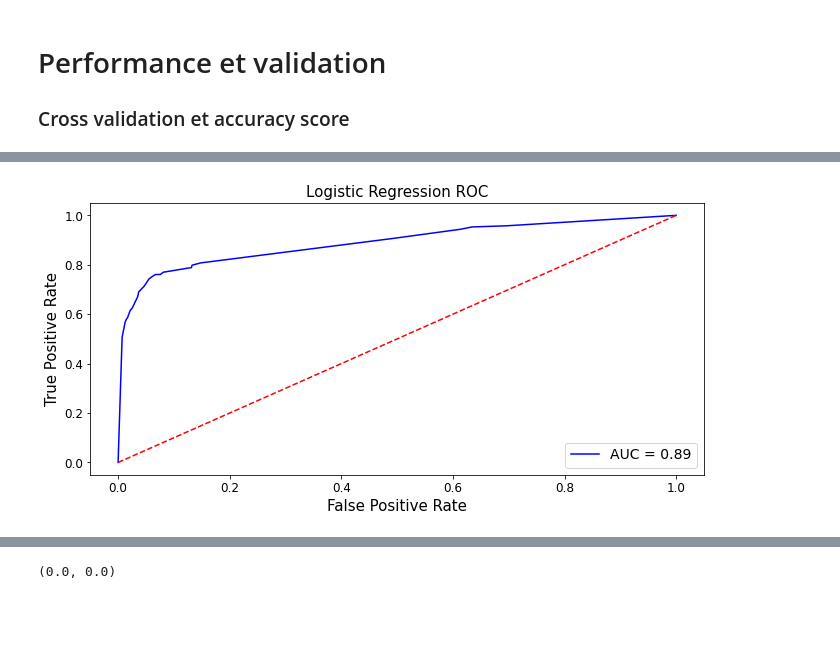
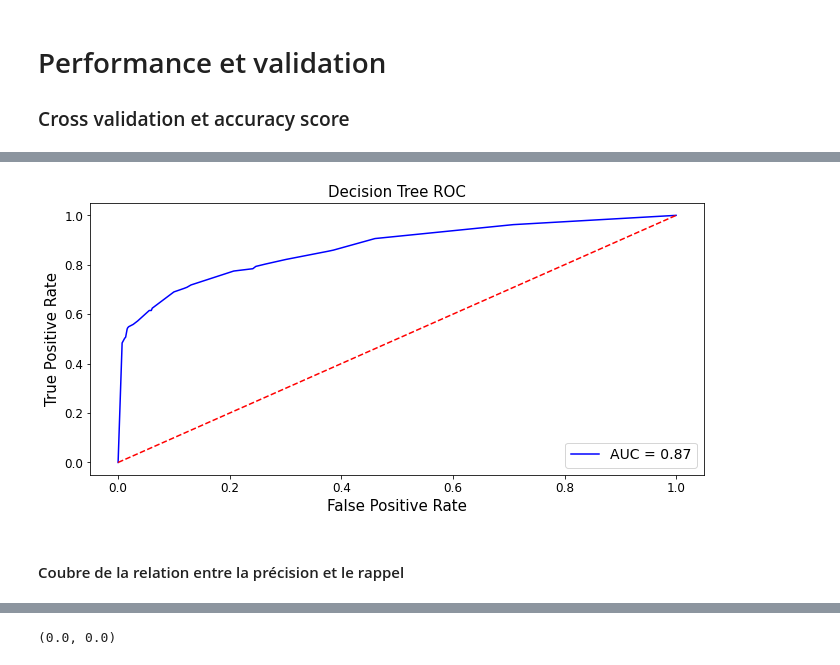
Before and after one commit to KindPixel/Projet-IA, a Jupyter notebook: Decision_tree/ProjetIA - DecisionTree.ipynb, the cells around one changed output, grey strips where cells are left out. Saved outputs shown, nothing was run; the diff lists cells and outputs as text; code cells hidden in the pictures; blank space fills up the shorter version.

Commit message:
DECISION TREE

```diff
--- a/Decision_tree/ProjetIA - DecisionTree.ipynb
+++ b/Decision_tree/ProjetIA - DecisionTree.ipynb
@@ -638,23 +554,25 @@ plt.show()
 # %%
 from sklearn import metrics
 
 plt.figure(figsize=(11,5))
 
 lrprob = clf.predict_proba(X_test)
 lr_pred = lrprob[:,1]
 fpr, tpr, threshold = metrics.roc_curve(y_test, lr_pred)
 roc_auc = metrics.auc(fpr, tpr)
 
 plt.plot(fpr, tpr, 'b', label = 'AUC = %0.2f' % roc_auc)
 plt.plot([0, 1], [0, 1],'r--')
-plt.title('Logistic Regression ROC', fontsize=15)
+plt.title('Decision Tree ROC', fontsize=15)
 plt.ylabel('True Positive Rate', fontsize=15)
 plt.xlabel('False Positive Rate', fontsize=15)
 plt.legend(loc = 'lower right', prop={'size': 14})
 
 plt.show()
 # %% [output]
-[figure, old version]
+[figure, new version]
+# %% [markdown]
+#### Coubre de la relation entre la précision et le rappel
 # %%
 from sklearn.metrics import precision_recall_curve
 precisions, recalls, thresholds = precision_recall_curve(y_test, y_pred)
```
Also changed, not shown: parts of 61 cells of this notebook, 4 other files.
